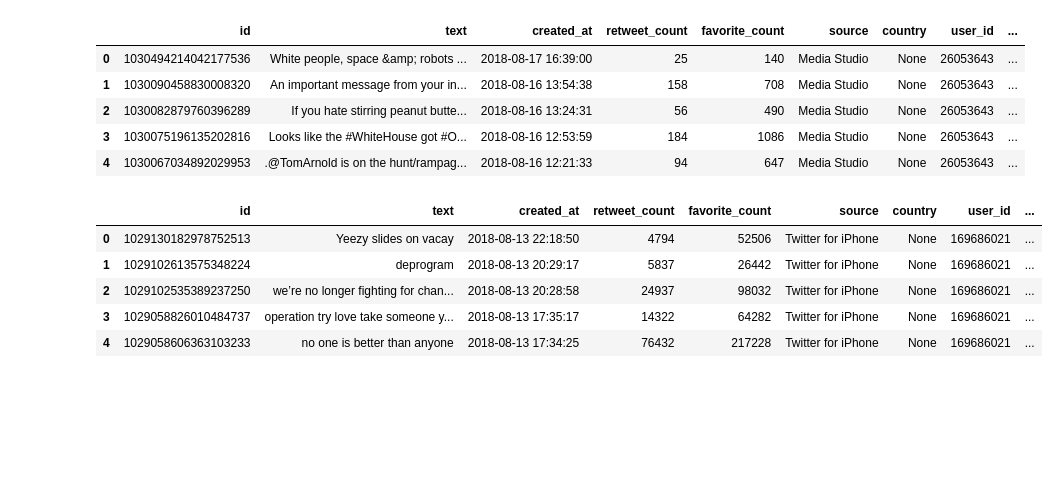
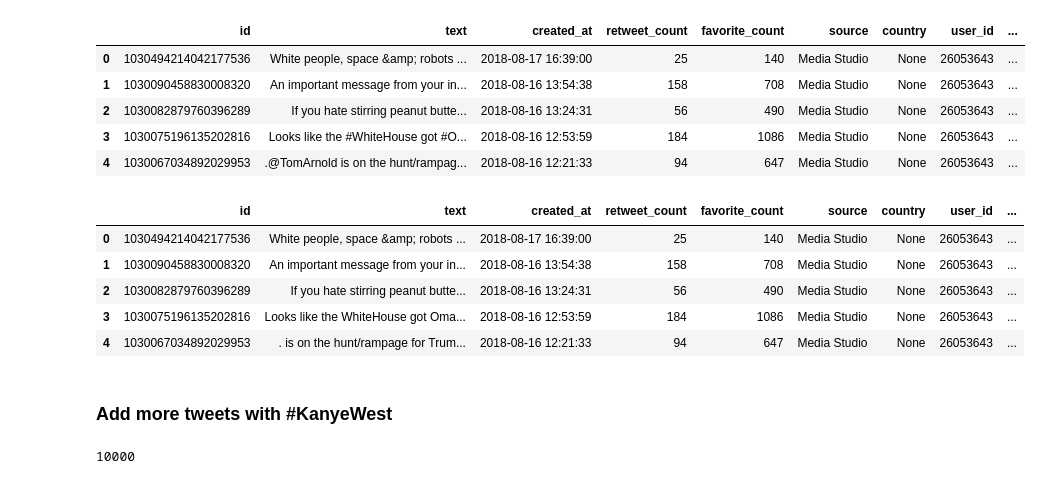
Before and after one commit to SilasNeptune/Sentiment-Analysis, a Jupyter notebook: Data.ipynb, the cells around one changed output. Drawn from its saved outputs; the diff is of its cells as text; code cells hidden in the pictures; blank space fills up the shorter version.

```diff
--- a/Data.ipynb
+++ b/Data.ipynb
@@ -279,16 +279,29 @@ display(fromjkdf.head())
 | 3 | 1030075196135202816 | Looks like the #WhiteHouse got #O... | 2018-08-16 12:53:59 | 184 | 1086 | Media Studio | None | 26053643 | ... |
 | 4 | 1030067034892029953 | .@TomArnold is on the hunt/rampag... | 2018-08-16 12:21:33 | 94 | 647 | Media Studio | None | 26053643 | ... |
 # %%
-fromkdf['text'] = fromkdf['text'].str.replace('http\S+|www.\S+', '', case=False)
-fromkdf['text'] = fromkdf['text'].str.replace('#', '')
-fromkdf['text'] = fromkdf['text'].str.replace('RT ', '')
-display(fromkdf.head())
+fromjkdf['text'] = fromjkdf['text'].str.replace('http\S+|www.\S+', '', case=False)
+fromjkdf['text'] = fromjkdf['text'].str.replace('@\S+', '', case=False)
+fromjkdf['text'] = fromjkdf['text'].str.replace('#', '')
+fromjkdf['text'] = fromjkdf['text'].str.replace('RT ', '')
+display(fromjkdf.head())
 # %% [output]
 |  | id | text | created_at | retweet_count | favorite_count | source | country | user_id | ... |
-| 0 | 1029130182978752513 | Yeezy slides on vacay | 2018-08-13 22:18:50 | 4794 | 52506 | Twitter for iPhone | None | 169686021 | ... |
-| 1 | 1029102613575348224 | deprogram | 2018-08-13 20:29:17 | 5837 | 26442 | Twitter for iPhone | None | 169686021 | ... |
-| 2 | 1029102535389237250 | we’re no longer fighting for chan... | 2018-08-13 20:28:58 | 24937 | 98032 | Twitter for iPhone | None | 169686021 | ... |
-| 3 | 1029058826010484737 | operation try love take someone y... | 2018-08-13 17:35:17 | 14322 | 64282 | Twitter for iPhone | None | 169686021 | ... |
-| 4 | 1029058606363103233 | no one is better than anyone | 2018-08-13 17:34:25 | 76432 | 217228 | Twitter for iPhone | None | 169686021 | ... |
+| 0 | 1030494214042177536 | White people, space &amp; robots ... | 2018-08-17 16:39:00 | 25 | 140 | Media Studio | None | 26053643 | ... |
+| 1 | 1030090458830008320 | An important message from your in... | 2018-08-16 13:54:38 | 158 | 708 | Media Studio | None | 26053643 | ... |
+| 2 | 1030082879760396289 | If you hate stirring peanut butte... | 2018-08-16 13:24:31 | 56 | 490 | Media Studio | None | 26053643 | ... |
+| 3 | 1030075196135202816 | Looks like the WhiteHouse got Oma... | 2018-08-16 12:53:59 | 184 | 1086 | Media Studio | None | 26053643 | ... |
+| 4 | 1030067034892029953 | . is on the hunt/rampage for Trum... | 2018-08-16 12:21:33 | 94 | 647 | Media Studio | None | 26053643 | ... |
 # %%
 fromjkdf.to_csv('fromjk.csv')
+# %% [markdown]
+### Add more tweets with #KanyeWest
+# %%
+west2 = []
+
+for tweet in tweepy.Cursor(api.search, q = "#Kanyewest", lang="en",
+                           since="2018-08-10", until= "2018-08-13").items(10000):
+    west2.append(tweet)
+
+print(len(west2))
+# %% [output]
+10000
```
Also changed, not shown: parts of 21 cells of this notebook, 1 other file.
